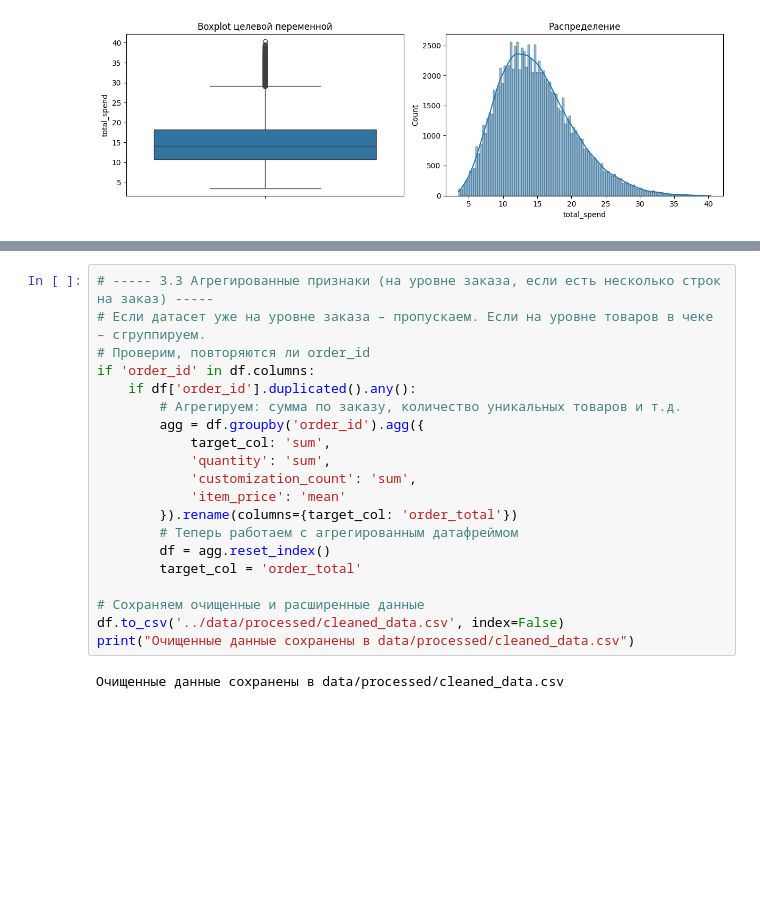
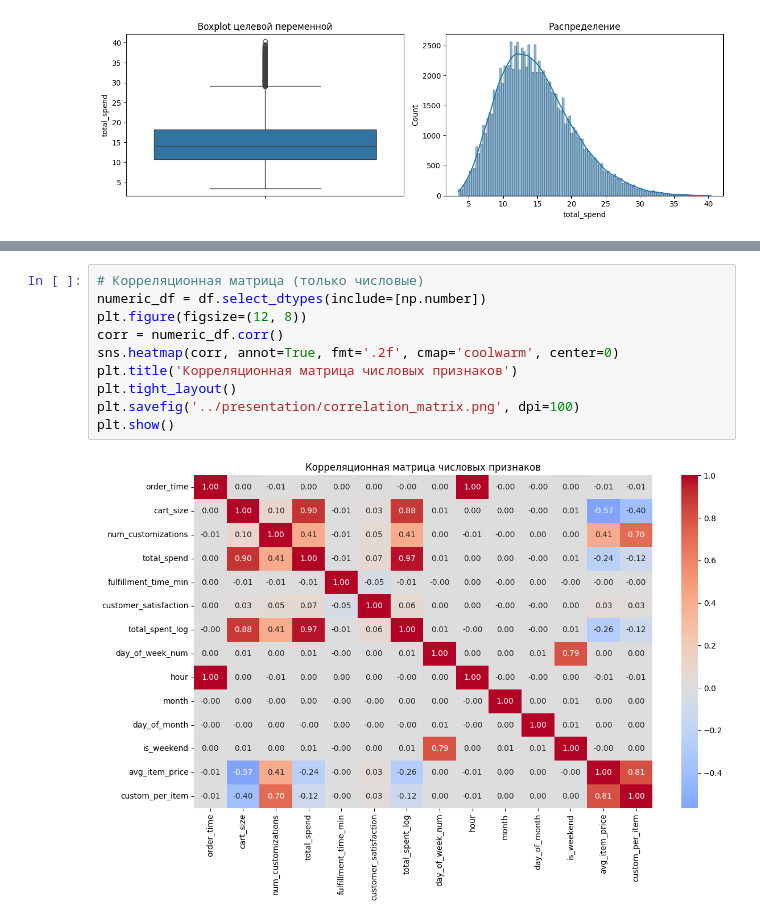
Before and after one commit to hsemlcourse/hseml-group-project-aasmerkalova, a Jupyter notebook: notebooks/01_eda.ipynb, the cells around one changed output, grey strips where cells are left out. Cells and saved outputs as stored; diff of their text form; blank space fills up the shorter version.

Commit message:
исправлено извлечение параметров в 01_eda, добавлена визуализация, начата работа над 05_hyperopt

```diff
--- a/notebooks/01_eda.ipynb
+++ b/notebooks/01_eda.ipynb
@@ -135,23 +215,13 @@ if 'customization_count' in df.columns:
 # %%
-# ----- 3.3 Агрегированные признаки (на уровне заказа, если есть несколько строк на заказ) -----
-# Если датасет уже на уровне заказа – пропускаем. Если на уровне товаров в чеке – сгруппируем.
-# Проверим, повторяются ли order_id
-if 'order_id' in df.columns:
-    if df['order_id'].duplicated().any():
-        # Агрегируем: сумма по заказу, количество уникальных товаров и т.д.
-        agg = df.groupby('order_id').agg({
-            target_col: 'sum',
-            'quantity': 'sum',
-            'customization_count': 'sum',
-            'item_price': 'mean'
-        }).rename(columns={target_col: 'order_total'})
-        # Теперь работаем с агрегированным датафреймом
-        df = agg.reset_index()
-        target_col = 'order_total'
-
-# Сохраняем очищенные и расширенные данные
-df.to_csv('../data/processed/cleaned_data.csv', index=False)
-print("Очищенные данные сохранены в data/processed/cleaned_data.csv")
+# Корреляционная матрица (только числовые)
+numeric_df = df.select_dtypes(include=[np.number])
+plt.figure(figsize=(12, 8))
+corr = numeric_df.corr()
+sns.heatmap(corr, annot=True, fmt='.2f', cmap='coolwarm', center=0)
+plt.title('Корреляционная матрица числовых признаков')
+plt.tight_layout()
+plt.savefig('../presentation/correlation_matrix.png', dpi=100)
+plt.show()
 # %% [output]
-Очищенные данные сохранены в data/processed/cleaned_data.csv
+[figure, added]
 # %%
```
Also changed, not shown: parts of 6 cells of this notebook, 4 other files.
